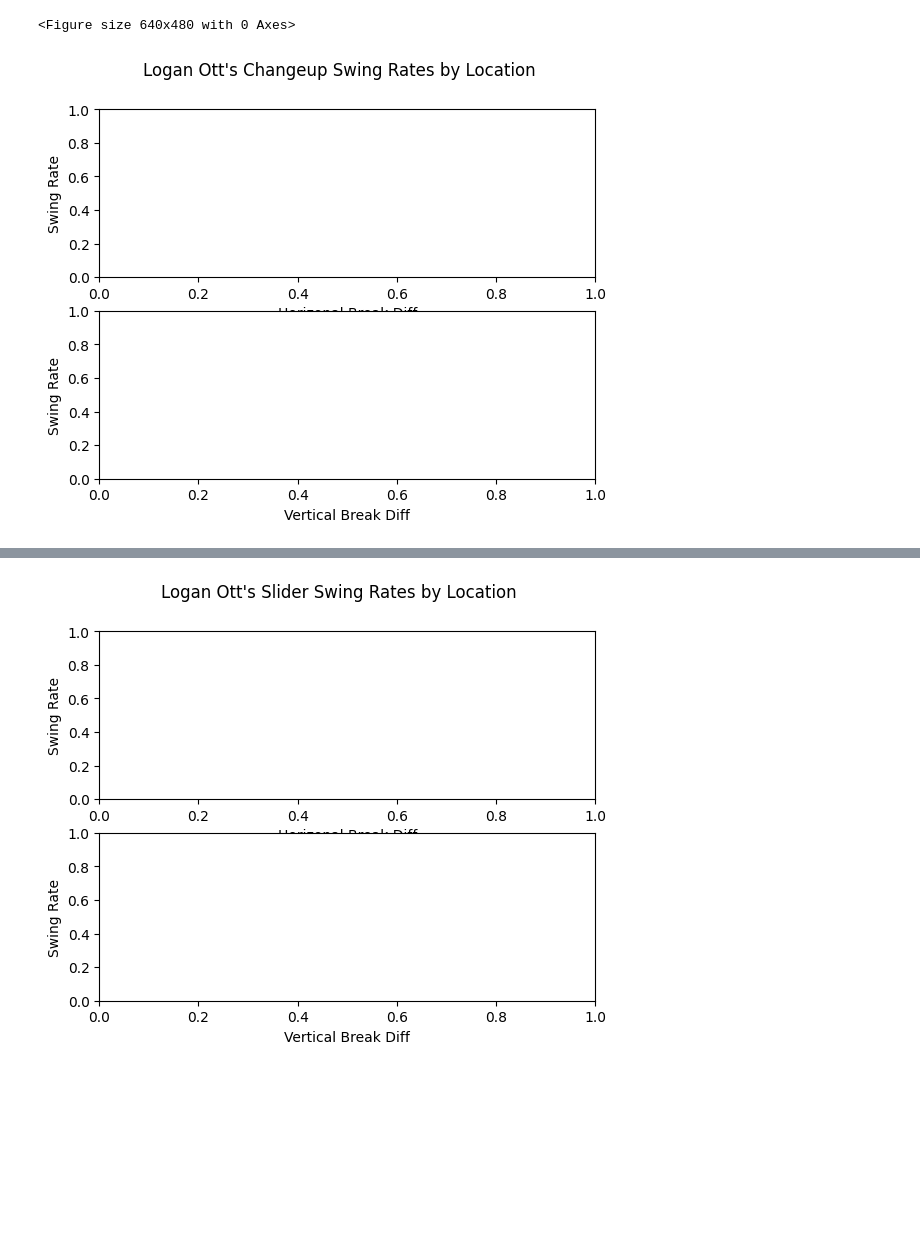
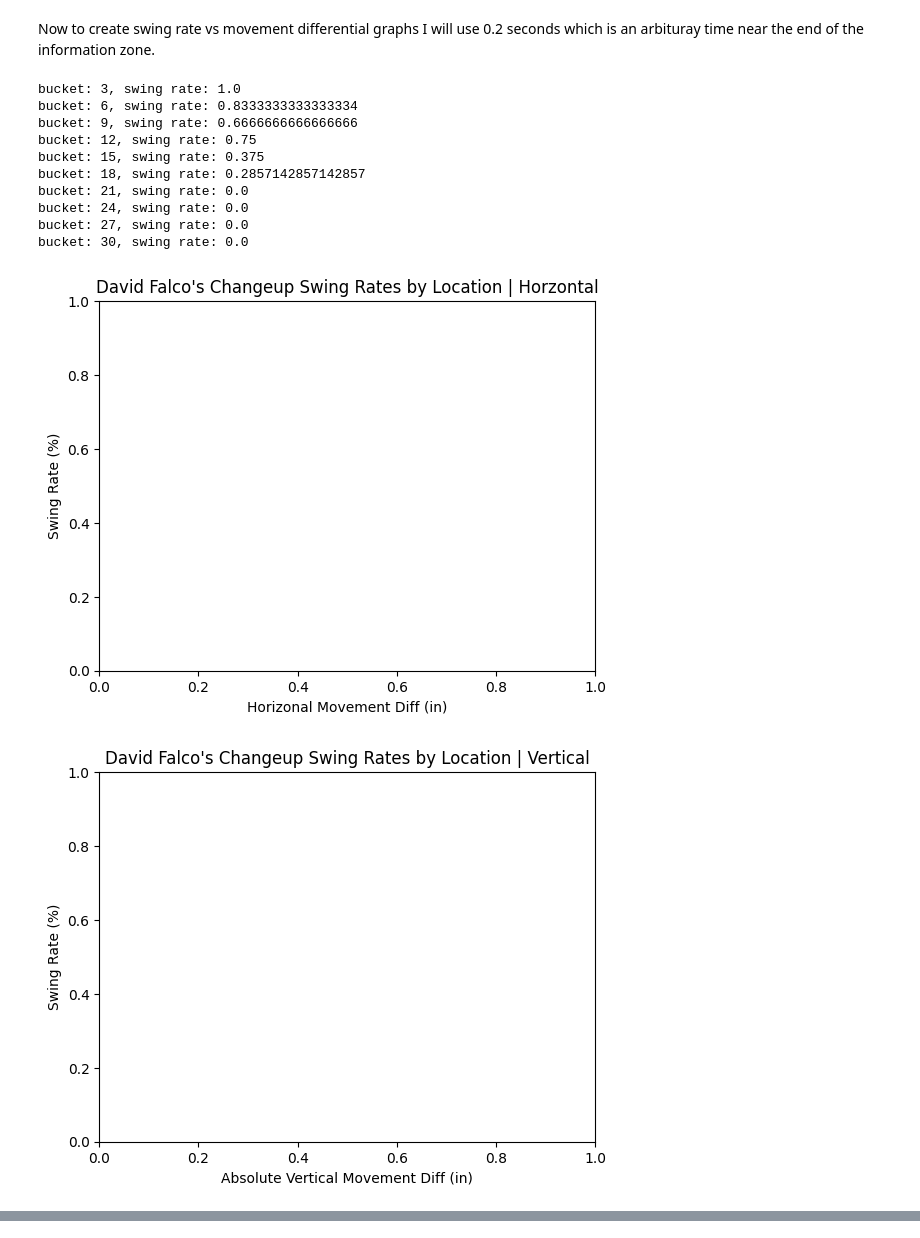
Before and after one commit to jlo039/Pitch-Movement-Synergy, a Jupyter notebook: Pitch_Movement_Synergy.ipynb, the cells around one changed output, grey strips where cells are left out. Drawn from its saved outputs; the diff is of its cells as text; code cells hidden in the pictures; blank space fills up the shorter version.

Commit message:
changed all calculations to location measurements rather than break measurements. Continued to work on swing rate plots.

```diff
--- a/Pitch_Movement_Synergy.ipynb
+++ b/Pitch_Movement_Synergy.ipynb
@@ -21,16 +32,17 @@ for pitch in pitch_dfs:
 # create 2 subpluts, 1 for horizontal and 2 for vertical
 fig, (ax1, ax2) = plt.subplots(2)
 fig.suptitle(f'{pitcher}\'s Pitch Movement Synergy')
-ax1.set(ylabel= 'Horizontal Break (in)', xticks= np.arange(0,0.6,0.05))
-ax1.axvline(0.25, linestyle= '--')
-ax2.set(ylabel= 'Induced Vertical Break (in)', xlabel= 'Time (s)', xticks= np.arange(0,0.6,0.05))
-ax2.axvline(0.25, linestyle= '--')
+ax1.set(ylabel= 'Horizontal Movement (in)', xticks= np.arange(0,0.6,0.05))
+ax1.axvline(0.25, linestyle= '--', color= 'black')
+ax2.set(ylabel= 'Vertical Movement (in)', xlabel= 'Time (s)', xticks= np.arange(0,0.6,0.05))
+ax2.axvline(0.25, linestyle= '--', color= 'black')
 for k in pitch_data:
     # 0, the time of 20ft 6in, time of 60ft 6in
     x_vals = [0, pitch_data[k][5], pitch_data[k][4]]
 
     # 0, total horz break at 20.5ft, total horz break at 60.5ft
-    y_vals = [0, abs(pitch_data[k][2])-abs(pitch_data[k][3]), abs(pitch_data[k][2])]
+    # y_vals = [0, abs(pitch_data[k][2])-abs(pitch_data[k][3]), abs(pitch_data[k][2])]
+    y_vals = [0, pitch_data[k][3], pitch_data[k][2]]
 
     # Generate a spline interpolation function
     f = interp1d(x_vals, y_vals, kind='quadratic')
@@ -43,7 +55,8 @@ for k in pitch_data:
     # ax1.plot(x_vals, y_vals)
 
     # 0, total vert break at 20.5ft, total vert break at 60.5ft
-    y_vals = [0, -abs(pitch_data[k][0]) + abs(pitch_data[k][1]), -abs(pitch_data[k][0])]
+    # y_vals = [0, -abs(pitch_data[k][0]) + abs(pitch_data[k][1]), -abs(pitch_data[k][0])]
+    y_vals = [0, pitch_data[k][1], pitch_data[k][0]]
 
     # Generate a spline interpolation function
     f = interp1d(x_vals, y_vals, kind='quadratic')
@@ -69,24 +82,50 @@ def locToBucket(height, side):
 df2 = df.dropna(subset= ['PlateLocHeight', 'PlateLocSide']).copy(deep= True)
 
 # create a new column which has the location bucket of each pitch, which is the distance from the center of the strike zone
-df2['locBuckets'] = df2.apply(lambda row: locToBucket(12 * row.PlateLocHeight, 12 * row.PlateLocSide), axis= 1)
+df2['locBucket'] = df2.apply(lambda row: locToBucket(12 * row.PlateLocHeight, 12 * row.PlateLocSide), axis= 1)
 
 # create a swing indicator column
-df2['Swing?'] = df2['PitchCall'].apply(lambda x: x == 'StrikeSwinging' or x == 'InPlay' or x == 'Foul')
+df2['swing?'] = df2['PitchCall'].apply(lambda x: x == 'StrikeSwinging' or x == 'InPlay' or x == 'Foul')
+# %% [markdown]
+Now to create swing rate vs movement differential graphs I will use 0.2 seconds which is an arbituray time near the end of the information zone.
 # %%
 for k in pitch_data:
     if k != 'Four-Seam':
         # clear last pitch's graph
-        plt.clf()
+        plt.close()
 
-        # set up graph
-        fig, (ax1, ax2) = plt.subplots(2)
-        fig.suptitle(f'{pitcher}\'s {k} Swing Rates by Location')
-        ax1.set(ylabel= 'Swing Rate', xlabel= 'Horizonal Break Diff')
-        ax2.set(ylabel= 'Swing Rate', xlabel= 'Vertical Break Diff')
+        # set up next ptch horizonal break graph
+        plt.title(f'{pitcher}\'s {k} Swing Rates by Location | Horzontal')
+        plt.ylabel('Swing Rate (%)')
+        plt.xlabel('Horizonal Movement Diff (in)')
+
+        # baseline is the horz movement of four-seam
+        pitch_df = df2.loc[df['TaggedPitchType'] == k]
+        bucket_dfs = pitch_df.groupby('locBucket')
+        for bucket in bucket_dfs:
+            temp = bucket[1]['swing?'].mean()
+            print(f'bucket: {bucket[0]}, swing rate: {temp}')
+
+        plt.show()
+        plt.close()
+
+        # set up next ptch vertical break graph
+        plt.title(f'{pitcher}\'s {k} Swing Rates by Location | Vertical')
+        plt.ylabel('Swing Rate (%)')
+        plt.xlabel('Absolute Vertical Movement Diff (in)')
 
 
         plt.show()
 # %% [output]
-<Figure size 640x480 with 0 Axes>
+bucket: 3, swing rate: 1.0
+bucket: 6, swing rate: 0.8333333333333334
+bucket: 9, swing rate: 0.6666666666666666
+bucket: 12, swing rate: 0.75
+bucket: 15, swing rate: 0.375
+bucket: 18, swing rate: 0.2857142857142857
+bucket: 21, swing rate: 0.0
+bucket: 24, swing rate: 0.0
+bucket: 27, swing rate: 0.0
+bucket: 30, swing rate: 0.0
-[figure, old version]
+[figure, new version]
+[figure, new version]
@@ -94 +145,0 @@ for k in pitch_data:
-[figure, old version]
```
Also changed, not shown: parts of 6 cells of this notebook.
